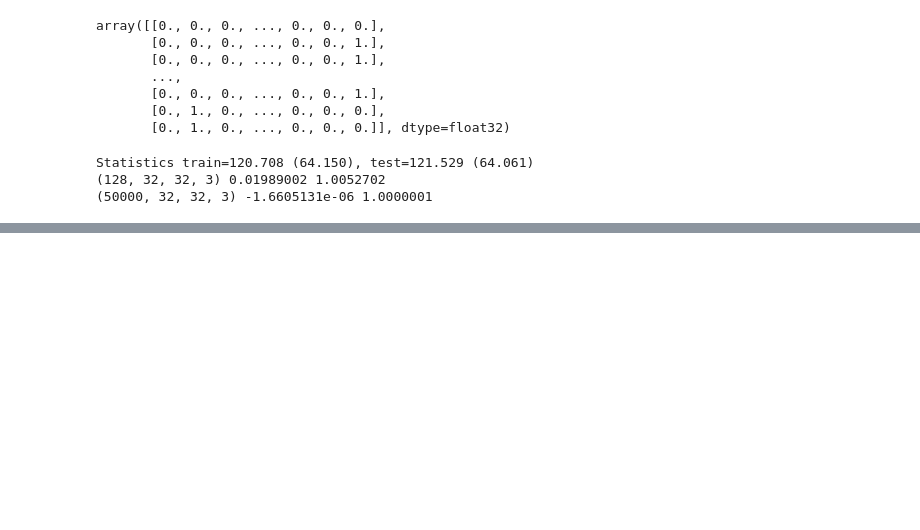
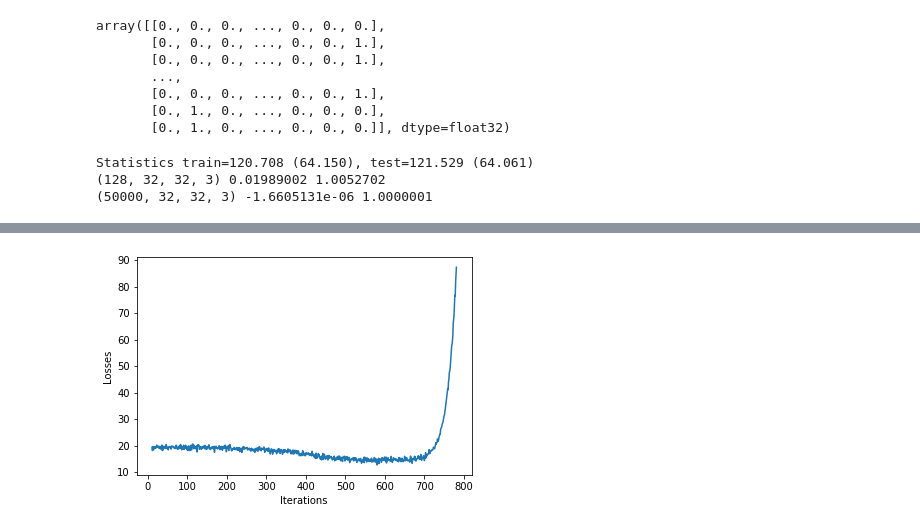
Before and after one commit to gkdivya/ComputerVisionAI, a Jupyter notebook: 11.AdvancedConcepts/CIFAR10-LRFinder.ipynb, the cells around one changed output, grey strips where cells are left out. Saved outputs shown, nothing was run; the diff lists cells and outputs as text; code cells hidden in the pictures; blank space fills up the shorter version.

```diff
--- a/11.AdvancedConcepts/CIFAR10-LRFinder.ipynb
+++ b/11.AdvancedConcepts/CIFAR10-LRFinder.ipynb
@@ -220,0 +376,4 @@ _________________________________________________________________
+# %%
+lr_finder.plot_loss()
+# %% [output]
+[figure, added]
```
Also changed, not shown: parts of 17 cells of this notebook.
